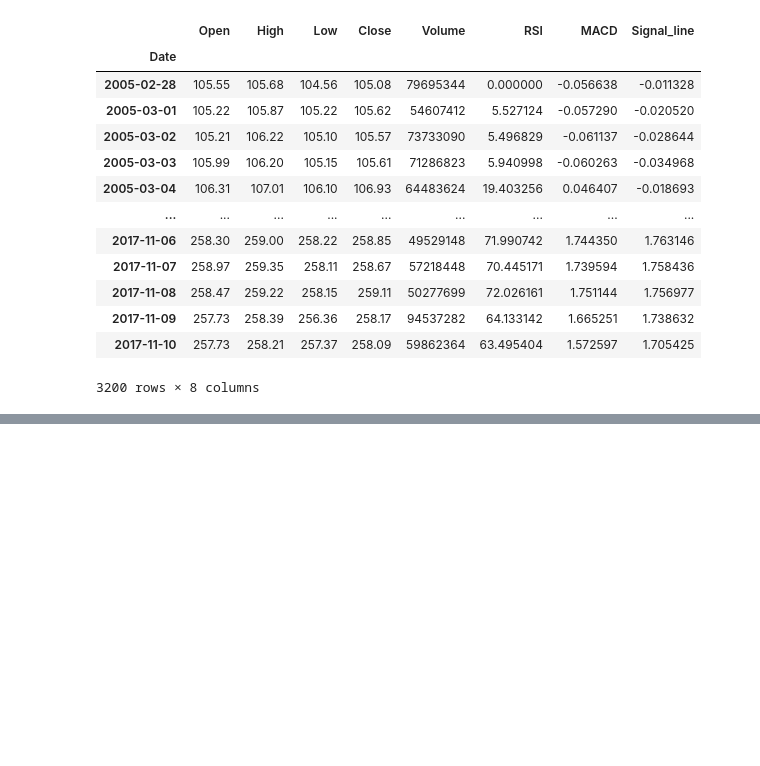
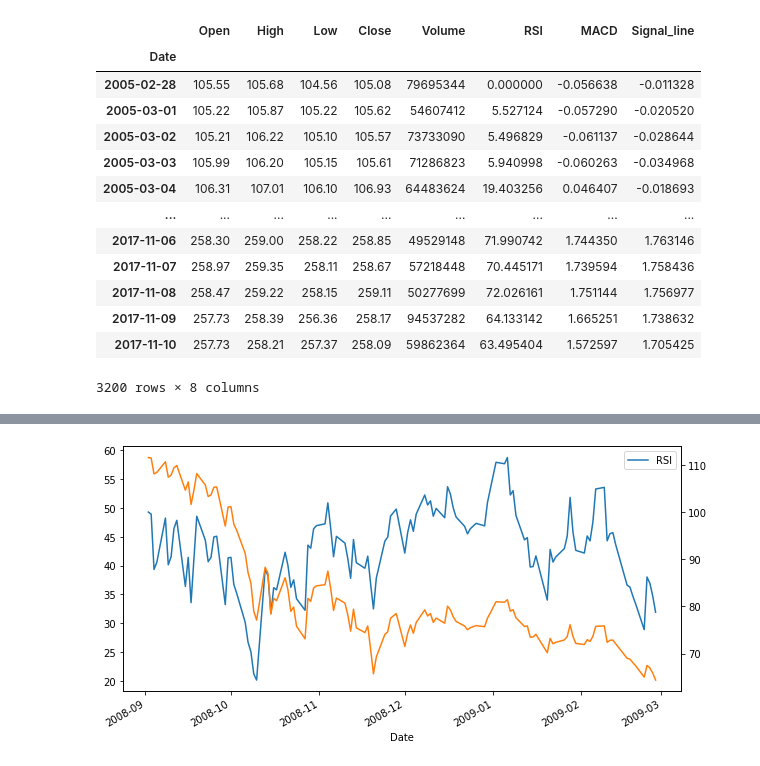
Before and after one commit to ubco-W2021T1-data301/project-group21-project, a Jupyter notebook: notebooks/analysis2.ipynb, the cells around one changed output, grey strips where cells are left out. Saved outputs shown, nothing was run; the diff lists cells and outputs as text; code cells hidden in the pictures; blank space fills up the shorter version.

```diff
--- a/notebooks/analysis2.ipynb
+++ b/notebooks/analysis2.ipynb
@@ -360,0 +416,6 @@ NameError: name 'x' is not defined
+# %%
+spy_rsi[['RSI']].loc['2008-09-01':'2009-03-01'].plot(figsize = (10,5))
+spy_rsi['Close'].loc['2008-09-01':'2009-03-01'].plot(figsize = (10,5), secondary_y=True)
+plt.show()
+# %% [output]
+[figure, added]
```
Also changed, not shown: parts of 14 cells of this notebook.
